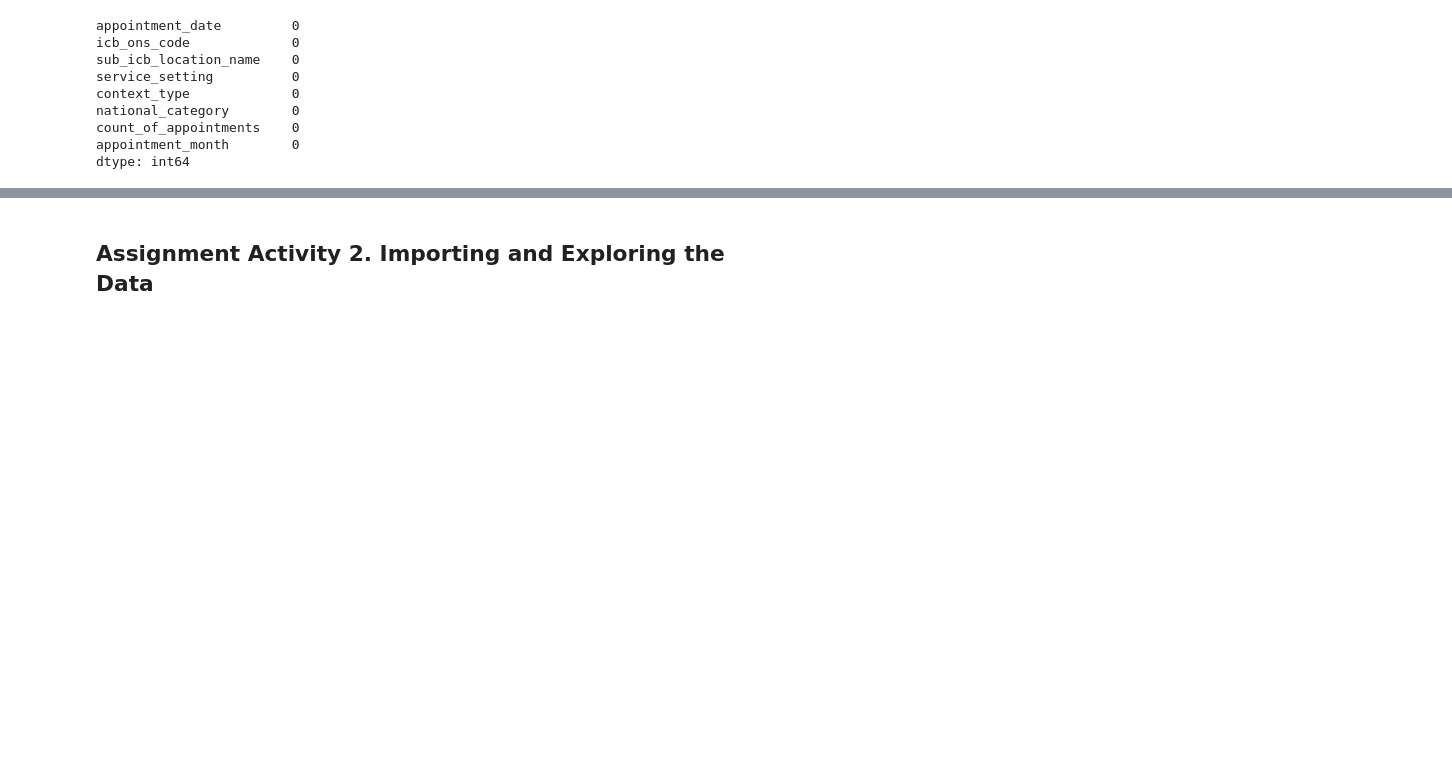
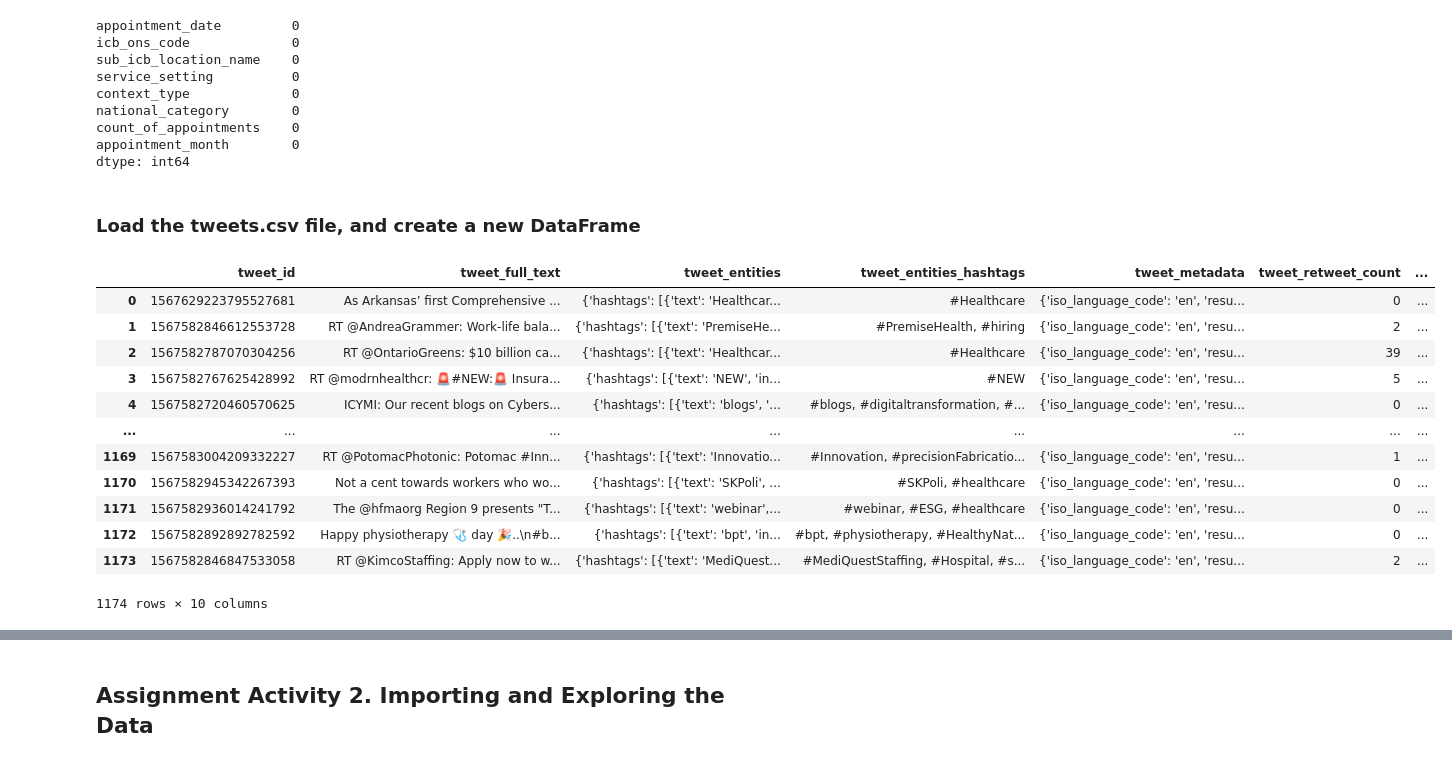
Before and after one commit to DimaBrikach/NHS_Assignment, a Jupyter notebook: Dzmitry_Brykach_DA201_Assignment.ipynb, the cells around one changed output, grey strips where cells are left out. Saved outputs shown, nothing was run; the diff lists cells and outputs as text; code cells hidden in the pictures; blank space fills up the shorter version.

```diff
--- a/Dzmitry_Brykach_DA201_Assignment.ipynb
+++ b/Dzmitry_Brykach_DA201_Assignment.ipynb
@@ -131,3 +132,22 @@ national_category        0
 count_of_appointments    0
 appointment_month        0
 dtype: int64
+# %% [markdown]
+### Load the tweets.csv file, and create a new DataFrame
+# %%
+tweets = pd.read_csv('tweets.csv')
+tweets
+# %% [output]
+|  | tweet_id | tweet_full_text | tweet_entities | tweet_entities_hashtags | tweet_metadata | tweet_retweet_count | ... |
+| 0 | 1567629223795527681 | As Arkansas’ first Comprehensive ... | {'hashtags': [{'text': 'Healthcar... | #Healthcare | {'iso_language_code': 'en', 'resu... | 0 | ... |
+| 1 | 1567582846612553728 | RT @AndreaGrammer: Work-life bala... | {'hashtags': [{'text': 'PremiseHe... | #PremiseHealth, #hiring | {'iso_language_code': 'en', 'resu... | 2 | ... |
+| 2 | 1567582787070304256 | RT @OntarioGreens: $10 billion ca... | {'hashtags': [{'text': 'Healthcar... | #Healthcare | {'iso_language_code': 'en', 'resu... | 39 | ... |
+| 3 | 1567582767625428992 | RT @modrnhealthcr: 🚨#NEW:🚨 Insura... | {'hashtags': [{'text': 'NEW', 'in... | #NEW | {'iso_language_code': 'en', 'resu... | 5 | ... |
+| 4 | 1567582720460570625 | ICYMI: Our recent blogs on Cybers... | {'hashtags': [{'text': 'blogs', '... | #blogs, #digitaltransformation, #... | {'iso_language_code': 'en', 'resu... | 0 | ... |
+| ... | ... | ... | ... | ... | ... | ... | ... |
+| 1169 | 1567583004209332227 | RT @PotomacPhotonic: Potomac #Inn... | {'hashtags': [{'text': 'Innovatio... | #Innovation, #precisionFabricatio... | {'iso_language_code': 'en', 'resu... | 1 | ... |
+| 1170 | 1567582945342267393 | Not a cent towards workers who wo... | {'hashtags': [{'text': 'SKPoli', ... | #SKPoli, #healthcare | {'iso_language_code': 'en', 'resu... | 0 | ... |
+| 1171 | 1567582936014241792 | The @hfmaorg Region 9 presents "T... | {'hashtags': [{'text': 'webinar',... | #webinar, #ESG, #healthcare | {'iso_language_code': 'en', 'resu... | 0 | ... |
+| 1172 | 1567582892892782592 | Happy physiotherapy 🩺 day 🎉..\n#b... | {'hashtags': [{'text': 'bpt', 'in... | #bpt, #physiotherapy, #HealthyNat... | {'iso_language_code': 'en', 'resu... | 0 | ... |
+| 1173 | 1567582846847533058 | RT @KimcoStaffing: Apply now to w... | {'hashtags': [{'text': 'MediQuest... | #MediQuestStaffing, #Hospital, #s... | {'iso_language_code': 'en', 'resu... | 2 | ... |
+1174 rows × 10 columns
```
Also changed, not shown: parts of 16 cells of this notebook.
